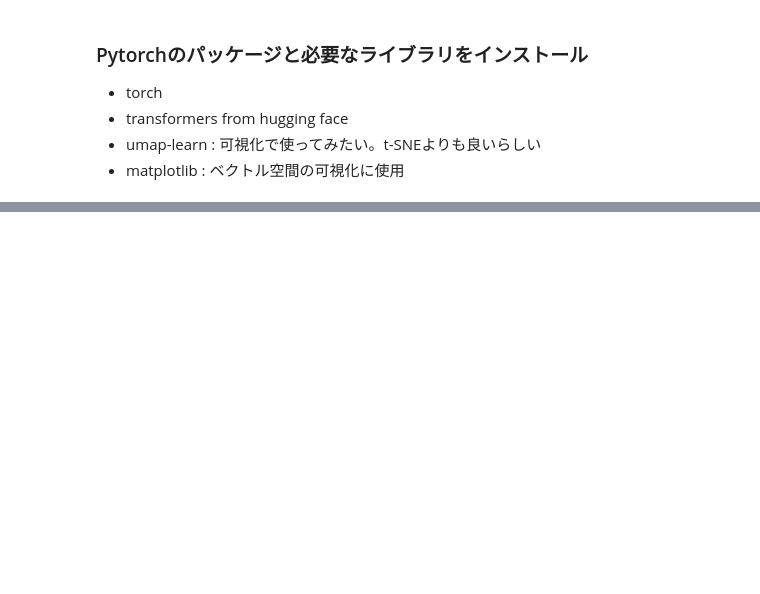
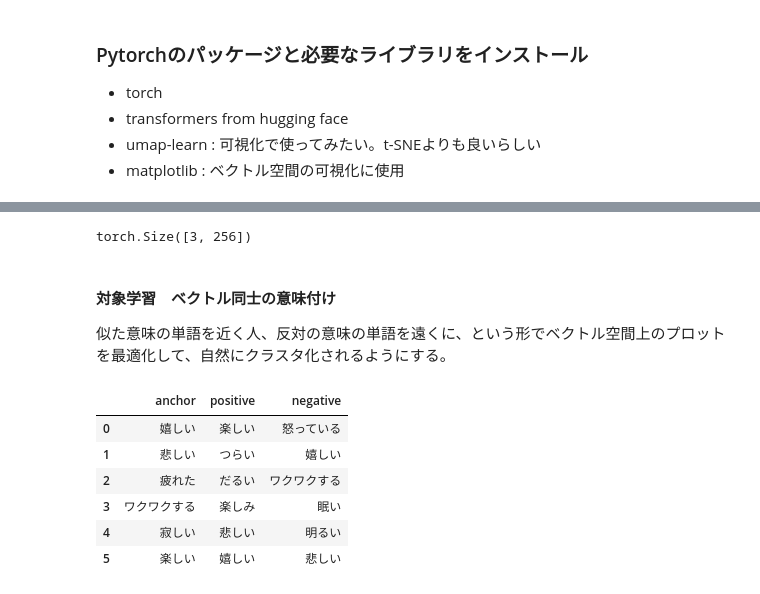
Before and after one commit to OlyKoek/MyStudy-AI-app, a Jupyter notebook: create_multimodal_embeding.ipynb, the cells around one changed output, grey strips where cells are left out. Cells and saved outputs as stored; diff of their text form; code cells hidden in the pictures; blank space fills up the shorter version.

```diff
--- a/create_multimodal_embeding.ipynb
+++ b/create_multimodal_embeding.ipynb
@@ -61,0 +101,32 @@ Tokenizeの出力確認
+# %%
+import torch.nn as nn
+
+projector = nn.Linear(embeddings.shape[1], 256)
+
+#射影
+projected = projector(embeddings)
+print(projected.shape)
+# %% [output]
+torch.Size([3, 256])
+# %% [markdown]
+#### 対象学習　ベクトル同士の意味付け
+
+似た意味の単語を近く人、反対の意味の単語を遠くに、という形でベクトル空間上のプロットを最適化して、自然にクラスタ化されるようにする。
+# %%
+import pandas as pd
+
+data = {
+    "anchor": ["嬉しい", "悲しい", "疲れた", "ワクワクする", "寂しい", "楽しい"],
+    "positive": ["楽しい", "つらい", "だるい", "楽しみ", "悲しい", "嬉しい"],
+    "negative": ["怒っている", "嬉しい", "ワクワクする", "眠い", "明るい", "悲しい"]
+}
+df = pd.DataFrame(data)
+df
+# %% [output]
+|  | anchor | positive | negative |
+| 0 | 嬉しい | 楽しい | 怒っている |
+| 1 | 悲しい | つらい | 嬉しい |
+| 2 | 疲れた | だるい | ワクワクする |
+| 3 | ワクワクする | 楽しみ | 眠い |
+| 4 | 寂しい | 悲しい | 明るい |
+| 5 | 楽しい | 嬉しい | 悲しい |
```
Also changed, not shown: parts of 10 cells of this notebook.
